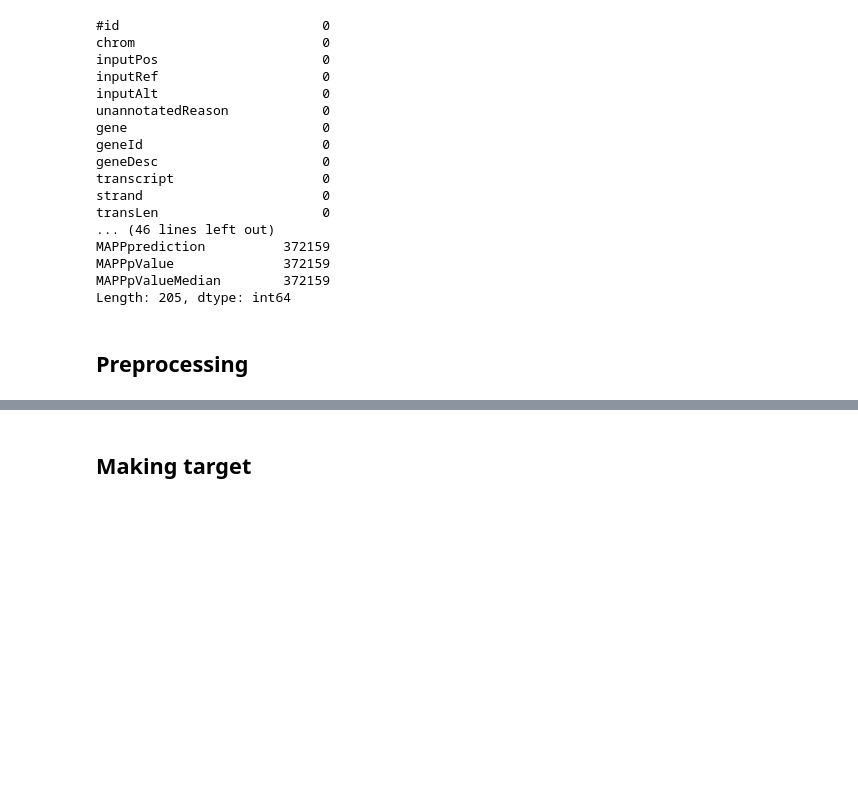
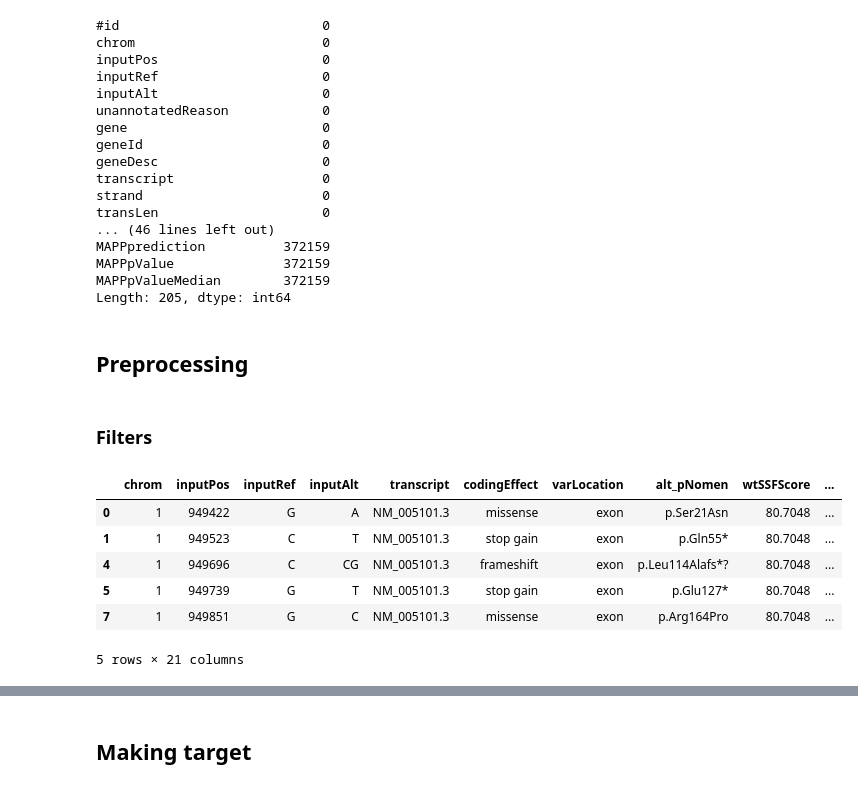
Before and after one commit to rebryk/biohack-2018, a Jupyter notebook: catboost.ipynb, the cells around one changed output, grey strips where cells are left out. Drawn from its saved outputs; the diff is of its cells as text; code cells hidden in the pictures; blank space fills up the shorter version.

```diff
--- a/catboost.ipynb
+++ b/catboost.ipynb
@@ -65,6 +67,8 @@ MAPPpValueMedian        372159
 Length: 205, dtype: int64
 # %% [markdown]
 ## Preprocessing
+# %% [markdown]
+### Filters
 # %%
 RELEVANT_FEATURES = [
     'chrom',
@@ -114,0 +116,10 @@ df = df.sample(frac=1).reset_index(drop=True)
+# %%
+df.head()
+# %% [output]
+|  | chrom | inputPos | inputRef | inputAlt | transcript | codingEffect | varLocation | alt_pNomen | wtSSFScore | ... |
+| 0 | 1 | 949422 | G | A | NM_005101.3 | missense | exon | p.Ser21Asn | 80.7048 | ... |
+| 1 | 1 | 949523 | C | T | NM_005101.3 | stop gain | exon | p.Gln55* | 80.7048 | ... |
+| 4 | 1 | 949696 | C | CG | NM_005101.3 | frameshift | exon | p.Leu114Alafs*? | 80.7048 | ... |
+| 5 | 1 | 949739 | G | T | NM_005101.3 | stop gain | exon | p.Glu127* | 80.7048 | ... |
+| 7 | 1 | 949851 | G | C | NM_005101.3 | missense | exon | p.Arg164Pro | 80.7048 | ... |
+5 rows × 21 columns
```
Also changed, not shown: parts of 17 cells of this notebook, 2 other files.
